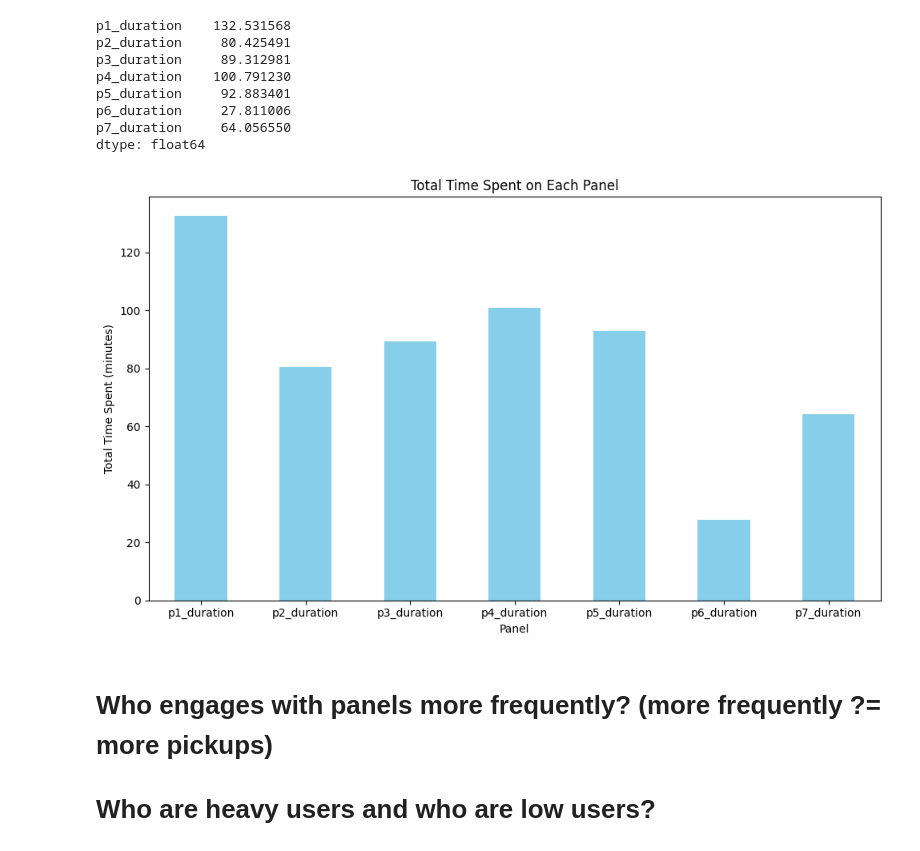
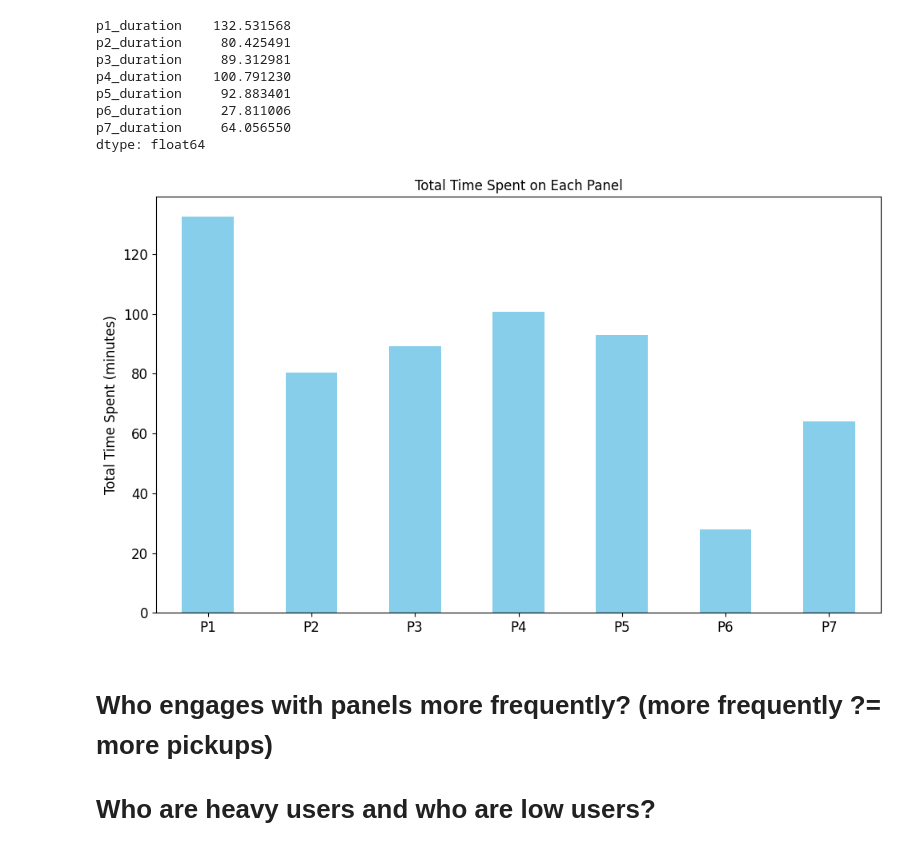
Before and after one commit to arghavanaslani/Screensinthemuseum, a Jupyter notebook: analysis.ipynb, the cells around one changed output. Drawn from its saved outputs; the diff is of its cells as text; code cells hidden in the pictures.

```diff
--- a/analysis.ipynb
+++ b/analysis.ipynb
@@ -512,16 +574,19 @@ p7_duration     64.056550
 dtype: float64
 # %%
 plt.figure(figsize=(10, 6))
-total_time_per_panel.plot(kind='bar', color='skyblue')
+ax = total_time_per_panel.plot(kind='bar', color='skyblue')
+
+ax.set_xticklabels(["P1", "P2", "P3", "P4", "P5", "P6", "P7"], rotation=0)
 
 plt.title('Total Time Spent on Each Panel')
-plt.xlabel('Panel')
-plt.ylabel('Total Time Spent (minutes)')
-plt.xticks(rotation=0)
+# plt.xlabel('Panel')
+plt.ylabel('Total Time Spent (minutes)', fontsize=12)
+plt.xticks(fontsize=12)
+plt.yticks(fontsize=12)
 plt.tight_layout()
 plt.show()
 # %% [output]
-[figure, old version]
+[figure, new version]
 # %% [markdown]
 # Who engages with panels more frequently? (more frequently ?= more pickups)
 # Who are heavy users and who are low users?
```
Also changed, not shown: parts of 28 cells of this notebook, 9 other files.
